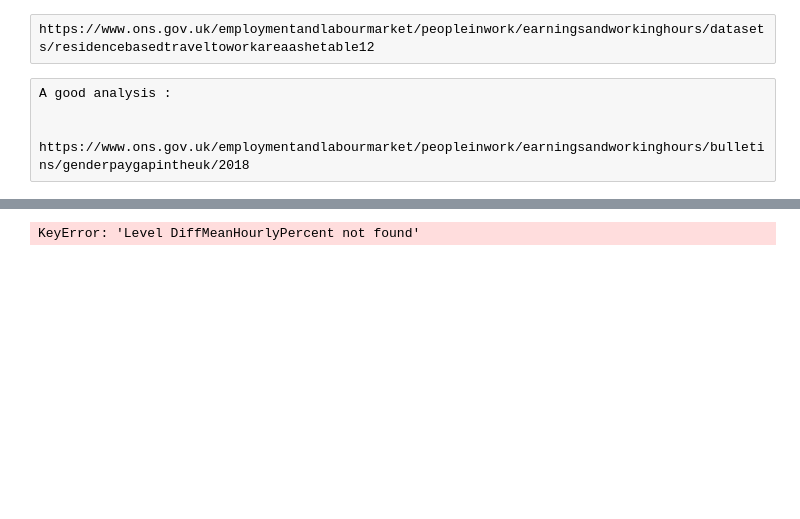
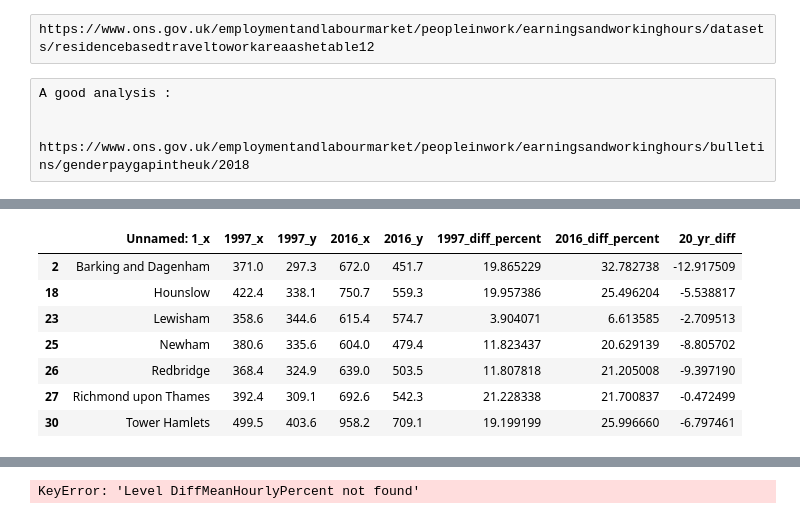
Before and after one commit to hggc0322/gender-gap-analysis, a Jupyter notebook: data_exploration.ipynb, the cells around one changed output, grey strips where cells are left out. Cells and saved outputs as stored; diff of their text form; code cells hidden in the pictures; blank space fills up the shorter version.

```diff
--- a/data_exploration.ipynb
+++ b/data_exploration.ipynb
@@ -108,3 +152,16 @@ df_18_19 = pd.read_csv('data/UK Gender Pay Gap Data - 2018 to 2019 (1).csv')
+# %%
+cols = ['Unnamed: 1_x', '1997_x','1997_y', '2016_x','2016_y', '1997_diff_percent', '2016_diff_percent', '20_yr_diff']
+# %%
+merged[merged['20_yr_diff'] <0][cols]
+# %% [output]
+|  | Unnamed: 1_x | 1997_x | 1997_y | 2016_x | 2016_y | 1997_diff_percent | 2016_diff_percent | 20_yr_diff |
+| 2 | Barking and Dagenham | 371.0 | 297.3 | 672.0 | 451.7 | 19.865229 | 32.782738 | -12.917509 |
+| 18 | Hounslow | 422.4 | 338.1 | 750.7 | 559.3 | 19.957386 | 25.496204 | -5.538817 |
+| 23 | Lewisham | 358.6 | 344.6 | 615.4 | 574.7 | 3.904071 | 6.613585 | -2.709513 |
+| 25 | Newham | 380.6 | 335.6 | 604.0 | 479.4 | 11.823437 | 20.629139 | -8.805702 |
+| 26 | Redbridge | 368.4 | 324.9 | 639.0 | 503.5 | 11.807818 | 21.205008 | -9.397190 |
+| 27 | Richmond upon Thames | 392.4 | 309.1 | 692.6 | 542.3 | 21.228338 | 21.700837 | -0.472499 |
+| 30 | Tower Hamlets | 499.5 | 403.6 | 958.2 | 709.1 | 19.199199 | 25.996660 | -6.797461 |
 # %%
 df_18_19.sort_values(by='DiffMedianHourlyPercent').head(10)
 # %% [output]
```
Also changed, not shown: parts of 8 cells of this notebook, 7 other files.
